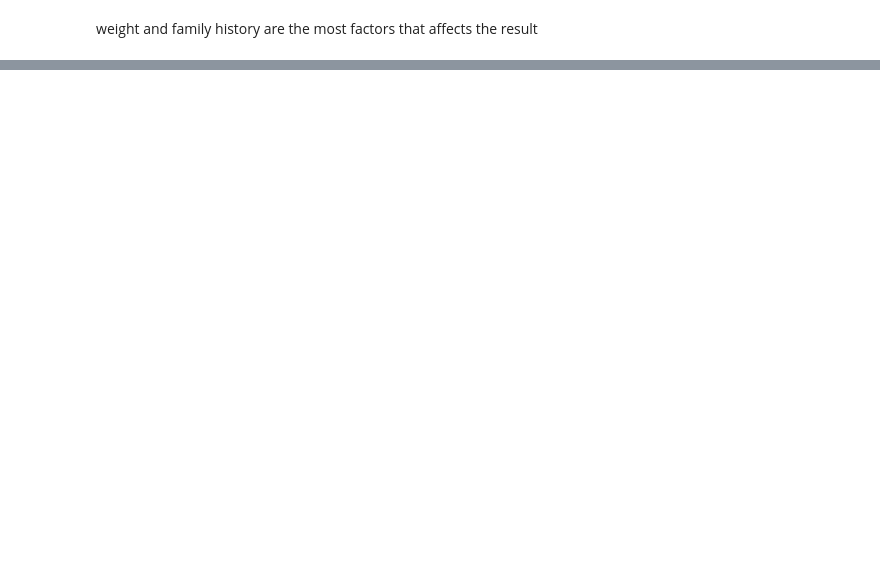
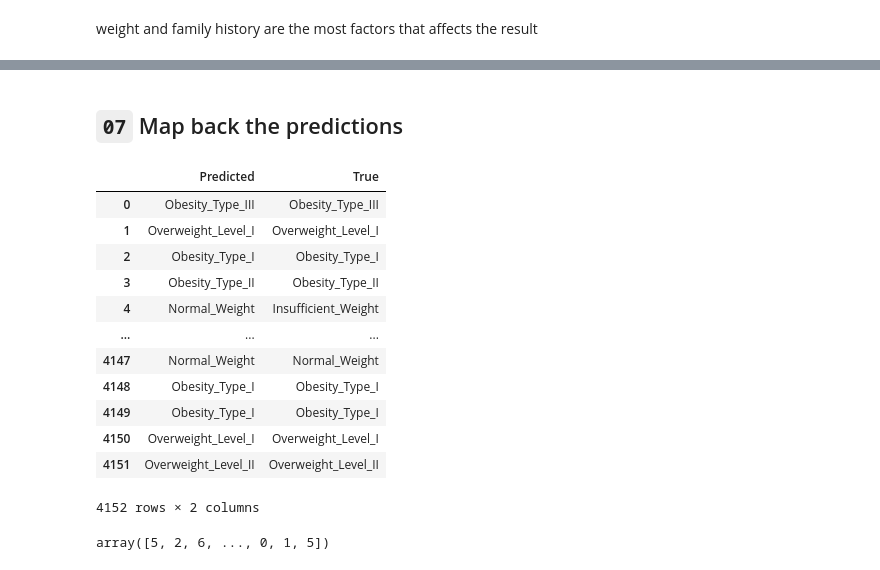
Before and after one commit to IsraaAbdelghany9/Prediction-of-Obesity-Risk, a Jupyter notebook: prediction-of-obesity-risk-iti-project.ipynb, the cells around one changed output, grey strips where cells are left out. Cells and saved outputs as stored; diff of their text form; code cells hidden in the pictures; blank space fills up the shorter version.

```diff
--- a/prediction-of-obesity-risk-iti-project.ipynb
+++ b/prediction-of-obesity-risk-iti-project.ipynb
@@ -663,0 +665,5 @@ weight and family history are the most factors that affects the result
+# %%
+# Scale the data after splitting to avoid data leakage
+scaler = StandardScaler()
+X_train_scaled = scaler.fit_transform(X_train)
+X_test_scaled = scaler.transform(X_test)
@@ -663,0 +713,18 @@ weight and family history are the most factors that affects the result
+# %%
+# Create the model
+lgb_model = LGBMClassifier(random_state=42)
+
+# Fit the model on the training data
+lgb_model.fit(X_train_scaled, y_train)
+
+# Predict on the testing data
+y_pred_lgb = lgb_model.predict(X_test_scaled)
+
+# Print the classification report
+print(classification_report(y_test, y_pred_lgb))
+
+
+# print the accuracy score
+from sklearn.metrics import accuracy_score
+accuracy = accuracy_score(y_test, y_pred_lgb)
+print(f"Accuracy: {accuracy:5f}")
@@ -663,0 +767,38 @@ weight and family history are the most factors that affects the result
+# %% [markdown]
+## `07` Map back the predictions
+# %%
+# Define the map_back function
+def map_back(predictions, true_labels):
+    """
+    Maps predictions back to their original labels.
+    Assumes predictions and true_labels are pandas Series or numpy arrays.
+    """
+    target_map = {"Insufficient_Weight": 0, "Normal_Weight": 1, "Overweight_Level_I": 2, "Overweight_Level_II": 3,
+                "Obesity_Type_I": 4, "Obesity_Type_II": 5, "Obesity_Type_III": 6}
+
+    # Create a reverse mapping
+    reverse_map = {v: k for k, v in target_map.items()}
+
+    # Map the predictions and true labels
+    predictions = [reverse_map[p] for p in predictions]
+    true_labels = [reverse_map[t] for t in true_labels]
+
+    return pd.DataFrame({'Predicted': predictions, 'True': true_labels}).reset_index(drop=True)
+
+# Map back the labels to their original values
+y_pred_mapped = map_back(y_pred_lgb, y_test)
+y_pred_mapped
+# %% [output]
+|  | Predicted | True |
+| 0 | Obesity_Type_III | Obesity_Type_III |
+| 1 | Overweight_Level_I | Overweight_Level_I |
+| 2 | Obesity_Type_I | Obesity_Type_I |
+| 3 | Obesity_Type_II | Obesity_Type_II |
+| 4 | Normal_Weight | Insufficient_Weight |
+| ... | ... | ... |
+| 4147 | Normal_Weight | Normal_Weight |
+| 4148 | Obesity_Type_I | Obesity_Type_I |
+| 4149 | Obesity_Type_I | Obesity_Type_I |
+| 4150 | Overweight_Level_I | Overweight_Level_I |
+| 4151 | Overweight_Level_II | Overweight_Level_II |
+4152 rows × 2 columns
@@ -663,0 +824,5 @@ weight and family history are the most factors that affects the result
+# %%
+y_prediction = lgb_model.predict(test)
+y_prediction
+# %% [output]
+array([5, 2, 6, ..., 0, 1, 5])
```
Also changed, not shown: parts of 40 cells of this notebook, 1 other file.
